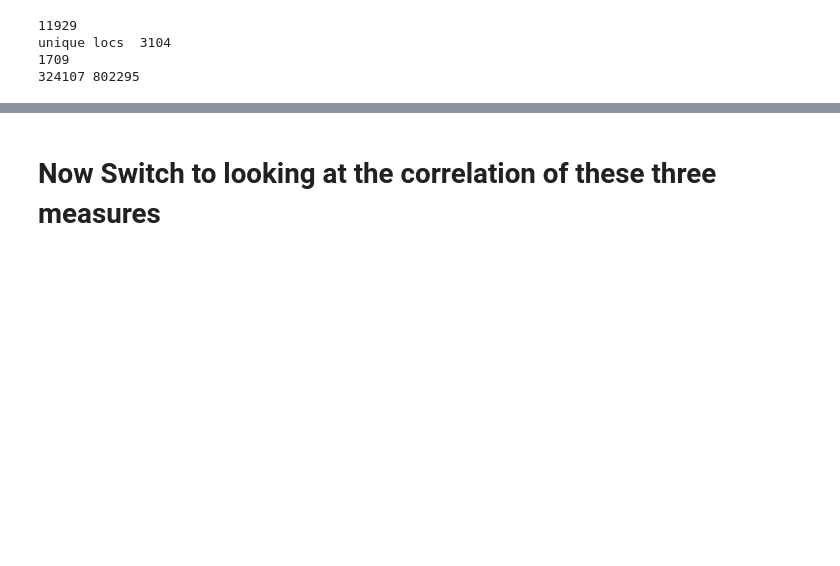
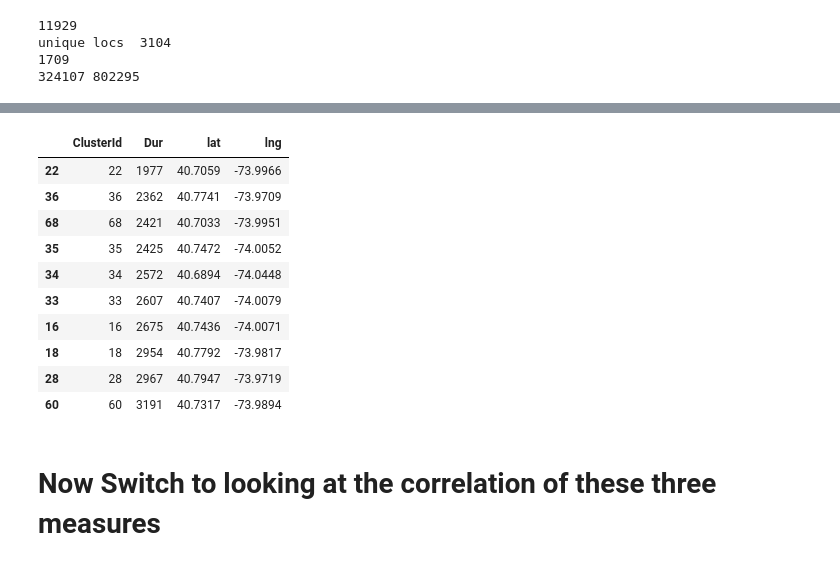
Before and after one commit to helenaxwang/AveNeue, a Jupyter notebook: analyze_flickr.py.ipynb, the cells around one changed output, grey strips where cells are left out. Drawn from its saved outputs; the diff is of its cells as text; code cells hidden in the pictures; blank space fills up the shorter version.

```diff
--- a/analyze_flickr.py.ipynb
+++ b/analyze_flickr.py.ipynb
@@ -641,3 +682,25 @@ unique locs  3104
+# %%
+with db:
+    cur = db.cursor(mdb.cursors.DictCursor)
+    cmd = "SELECT ClusterId, lat, lng, Dur FROM flickr_clusters_nyc2_visitdur JOIN flickr_clusters_nyc2 \
+    ON flickr_clusters_nyc2_visitdur.ClusterId = flickr_clusters_nyc2.index"
+    cur.execute(cmd)
+    centroids = cur.fetchall()
+centroids = pd.DataFrame(centroids)
+result = centroids.sort(['Dur'], ascending=1)
+result.head(n=10)
+# %% [output]
+|  | ClusterId | Dur | lat | lng |
+| 22 | 22 | 1977 | 40.7059 | -73.9966 |
+| 36 | 36 | 2362 | 40.7741 | -73.9709 |
+| 68 | 68 | 2421 | 40.7033 | -73.9951 |
+| 35 | 35 | 2425 | 40.7472 | -74.0052 |
+| 34 | 34 | 2572 | 40.6894 | -74.0448 |
+| 33 | 33 | 2607 | 40.7407 | -74.0079 |
+| 16 | 16 | 2675 | 40.7436 | -74.0071 |
+| 18 | 18 | 2954 | 40.7792 | -73.9817 |
+| 28 | 28 | 2967 | 40.7947 | -73.9719 |
+| 60 | 60 | 3191 | 40.7317 | -73.9894 |
 # %% [markdown]
 # Now Switch to looking at the correlation of these three measures
 # %%
```
Also changed, not shown: parts of 2 cells of this notebook, 11 other files.
